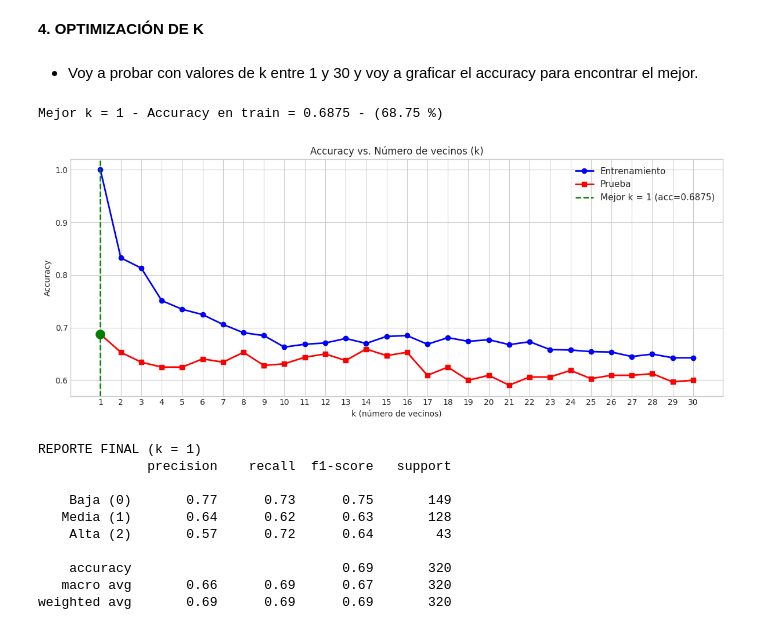
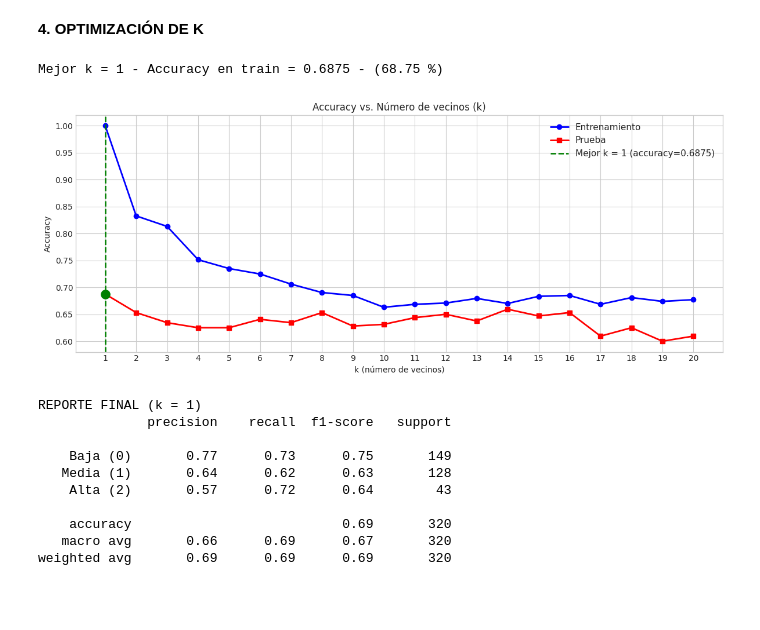
Before and after one commit to 4GeeksAcademy/alemantellini-machine-learning, a Jupyter notebook: src/08-k-nearest-neighbours-winequality-red.ipynb, the cells around one changed output. Saved outputs shown, nothing was run; the diff lists cells and outputs as text; code cells hidden in the pictures; blank space fills up the shorter version.

```diff
--- a/src/08-k-nearest-neighbours-winequality-red.ipynb
+++ b/src/08-k-nearest-neighbours-winequality-red.ipynb
@@ -250,10 +252,9 @@ plt.show()
 [figure]
 # %% [markdown]
 **4. OPTIMIZACIÓN DE K**
-# %% [markdown]
-- Voy a probar con valores de k entre 1 y 30 y voy a graficar el accuracy para encontrar el mejor.
 # %%
-k_range = range(1, 31)
+# Voy a probar con valores de k entre 1 y 20 y voy a graficar el accuracy para encontrar el mejor
+k_range = range(1, 21)
 train_scores = []
 test_scores = []
 
@@ -272,21 +273,21 @@ Mejor k = 1 - Accuracy en train = 0.6875 - (68.75 %)
 # %%
 # Accuracy vs. Número de vecinos (k)
 plt.figure(figsize=(12, 5))
 plt.plot(k_range, train_scores, "o-", color="blue", label="Entrenamiento", linewidth=2)
 plt.plot(k_range, test_scores, "s-", color="red", label="Prueba", linewidth=2)
 plt.axvline(x=best_k, color="green", linestyle="--", linewidth=1.8,
-            label=f"Mejor k = {best_k} (acc={best_accuracy})")
+            label=f"Mejor k = {best_k} (accuracy={best_accuracy})")
 plt.scatter([best_k], [best_accuracy], color="green", s=120, zorder=5)
 
 plt.title("Accuracy vs. Número de vecinos (k)")
 plt.xlabel("k (número de vecinos)")
 plt.ylabel("Accuracy")
 plt.xticks(k_range)
 plt.legend(fontsize=11)
 plt.tight_layout()
 plt.show()
 # %% [output]
-[figure, old version]
+[figure, new version]
 # %%
 # Reentreno con el mejor k
 knn_best = KNeighborsClassifier(n_neighbors=best_k)
```
Also changed, not shown: parts of 7 cells of this notebook, 1 other file.
